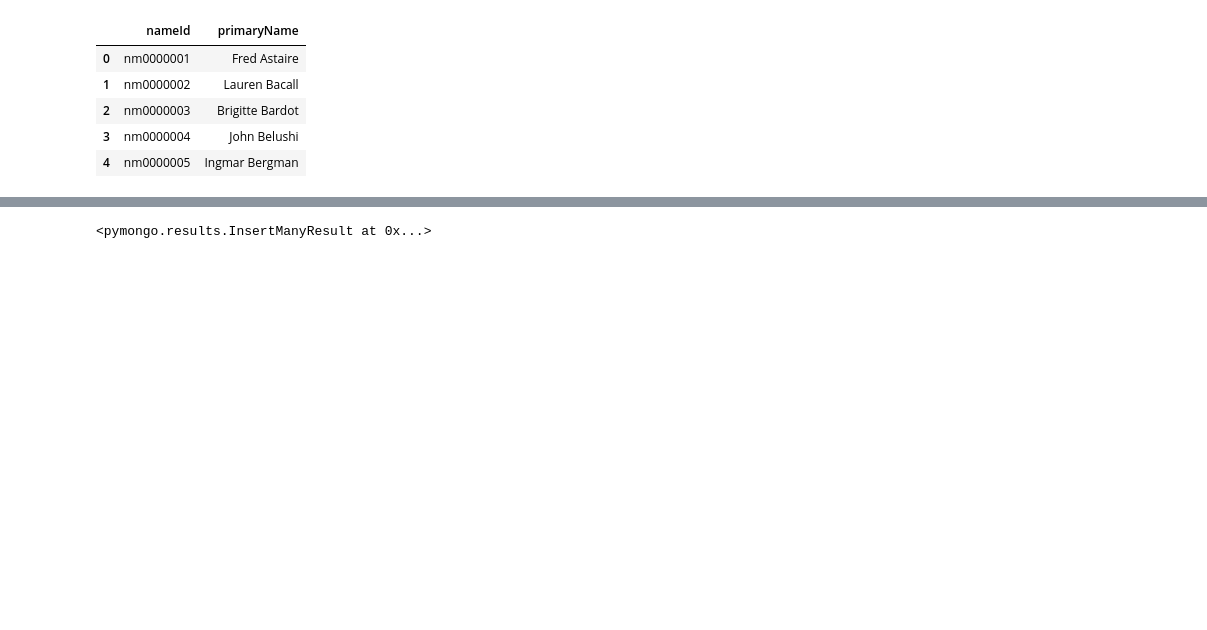
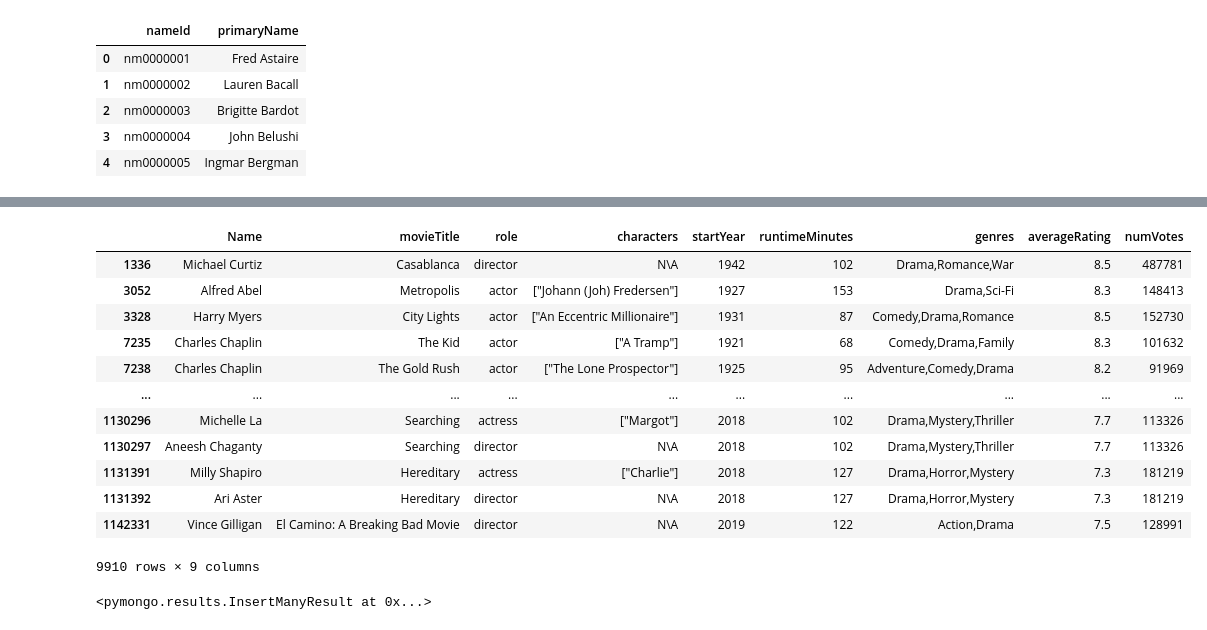
Before and after one commit to jba427/project-2, a Jupyter notebook: read TSV.ipynb, the cells around one changed output, grey strips where cells are left out. Drawn from its saved outputs; the diff is of its cells as text; code cells hidden in the pictures; blank space fills up the shorter version.

```diff
--- a/read TSV.ipynb
+++ b/read TSV.ipynb
@@ -329 +329,18 @@ movie_final_df
+# %%
+movie_final_df = movie_final_df.loc[movie_final_df['numVotes']>89999]
+movie_final_df
+# %% [output]
+|  | Name | movieTitle | role | characters | startYear | runtimeMinutes | genres | averageRating | numVotes |
+| 1336 | Michael Curtiz | Casablanca | director | N\A | 1942 | 102 | Drama,Romance,War | 8.5 | 487781 |
+| 3052 | Alfred Abel | Metropolis | actor | ["Johann (Joh) Fredersen"] | 1927 | 153 | Drama,Sci-Fi | 8.3 | 148413 |
+| 3328 | Harry Myers | City Lights | actor | ["An Eccentric Millionaire"] | 1931 | 87 | Comedy,Drama,Romance | 8.5 | 152730 |
+| 7235 | Charles Chaplin | The Kid | actor | ["A Tramp"] | 1921 | 68 | Comedy,Drama,Family | 8.3 | 101632 |
+| 7238 | Charles Chaplin | The Gold Rush | actor | ["The Lone Prospector"] | 1925 | 95 | Adventure,Comedy,Drama | 8.2 | 91969 |
+| ... | ... | ... | ... | ... | ... | ... | ... | ... | ... |
+| 1130296 | Michelle La | Searching | actress | ["Margot"] | 2018 | 102 | Drama,Mystery,Thriller | 7.7 | 113326 |
+| 1130297 | Aneesh Chaganty | Searching | director | N\A | 2018 | 102 | Drama,Mystery,Thriller | 7.7 | 113326 |
+| 1131391 | Milly Shapiro | Hereditary | actress | ["Charlie"] | 2018 | 127 | Drama,Horror,Mystery | 7.3 | 181219 |
+| 1131392 | Ari Aster | Hereditary | director | N\A | 2018 | 127 | Drama,Horror,Mystery | 7.3 | 181219 |
+| 1142331 | Vince Gilligan | El Camino: A Breaking Bad Movie | director | N\A | 2019 | 122 | Action,Drama | 7.5 | 128991 |
+9910 rows × 9 columns
 # %%
```
Also changed, not shown: parts of 18 cells of this notebook, 11 other files.
